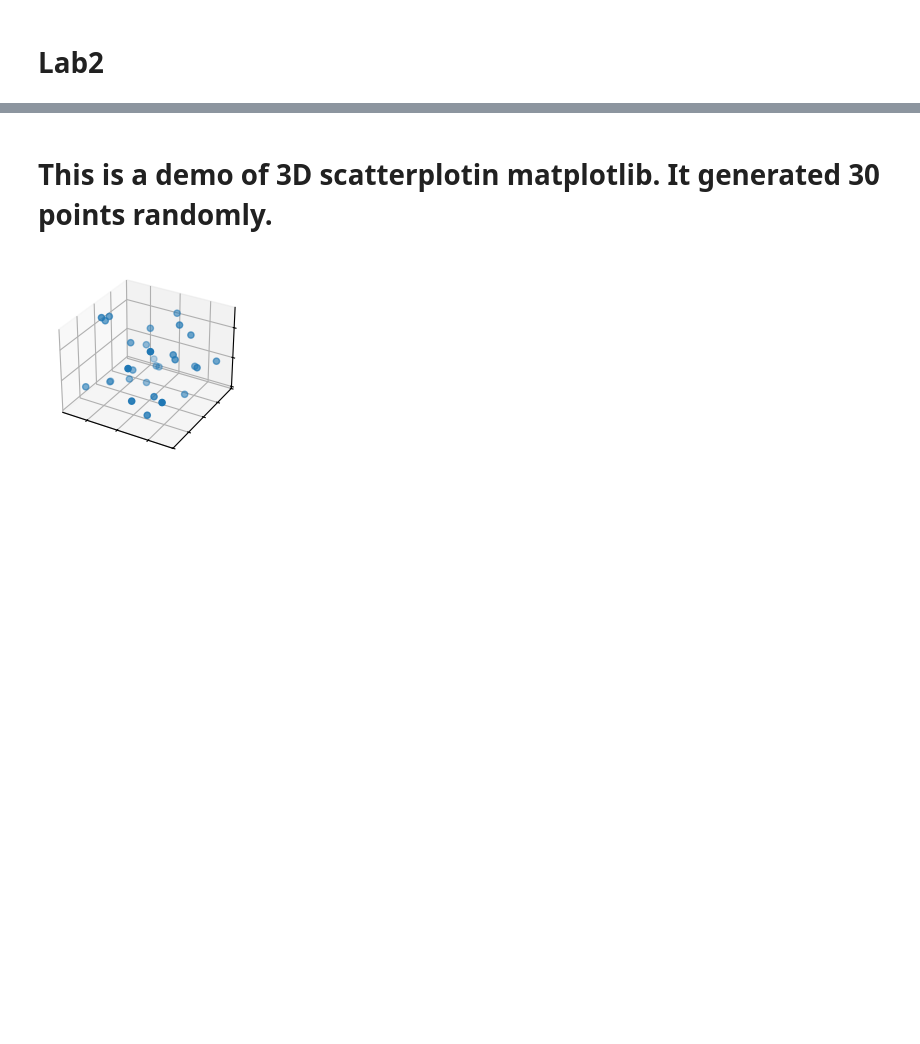
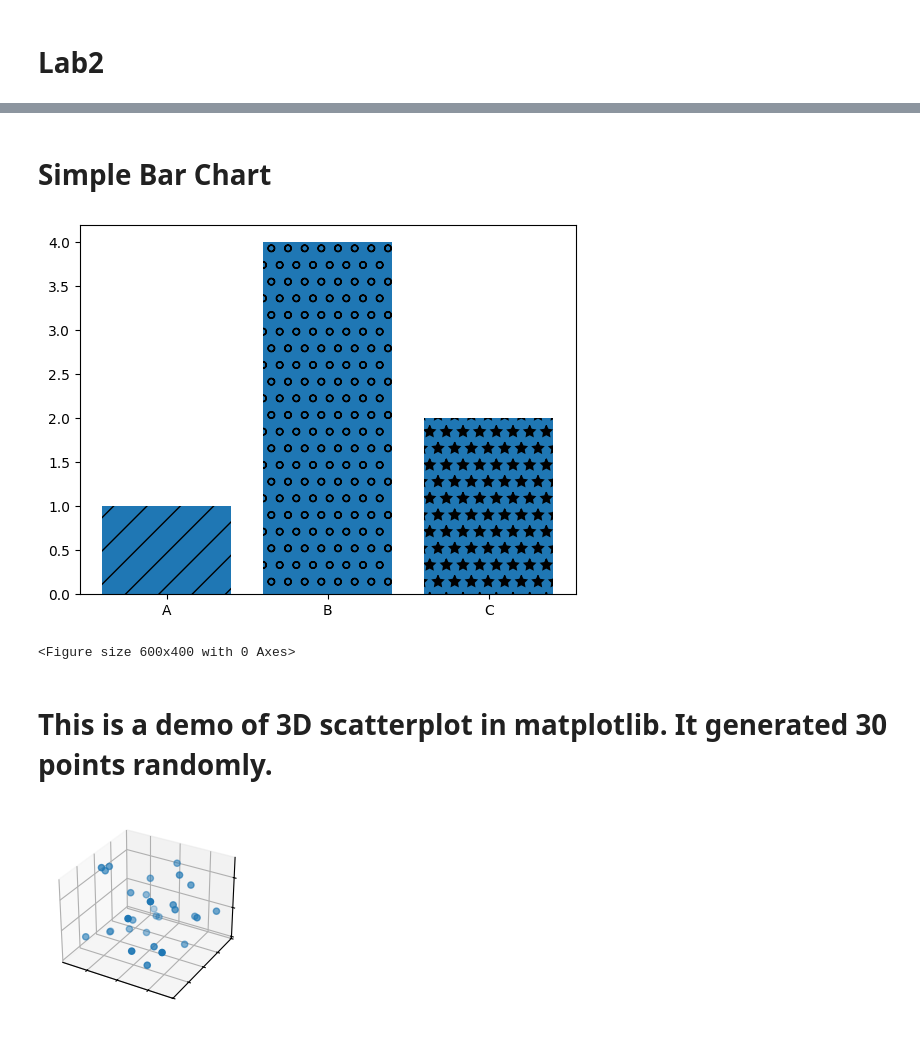
Before and after one commit to urvipalvankar12/CSCN8010-24S-lab-submissions, a Jupyter notebook: students_submissions/8941794/lab2.ipynb, the cells around one changed output, grey strips where cells are left out. Saved outputs shown, nothing was run; the diff lists cells and outputs as text; code cells hidden in the pictures; blank space fills up the shorter version.

```diff
--- a/students_submissions/8941794/lab2.ipynb
+++ b/students_submissions/8941794/lab2.ipynb
@@ -17,5 +25,24 @@ plt.show()
+# %% [markdown]
+# Simple Bar Chart
+# %%
+labels = ['A', 'B', 'C']
+values = [1, 4, 2]
+bars = plt.bar(labels, values)
+patterns = ['/', 'o', '*']
+for bar, pat in zip(bars, patterns):
+  bar.set_hatch(pat)
+# bars[0].set_hatch('/')
+# bars[1].set_hatch('o')
+# bars[2].set_hatch('*')
+
+plt.figure(figsize=(6, 4))
+
+plt.show()
+# %% [output]
+[figure, added]
+<Figure size 600x400 with 0 Axes>
 # %% [markdown]
-# This is a demo of 3D scatterplotin matplotlib. It generated 30 points randomly.
+# This is a demo of 3D scatterplot in matplotlib. It generated 30 points randomly.
 # %%
 import matplotlib.pyplot as plt
 import numpy as np
```
Also changed, not shown: parts of 2 cells of this notebook.
